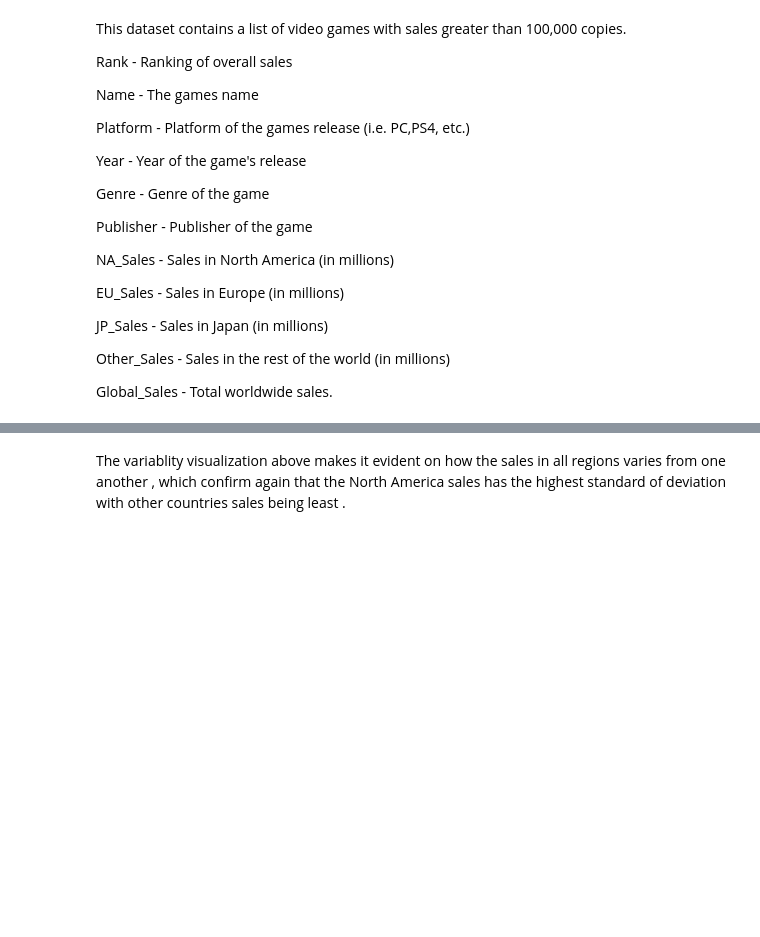
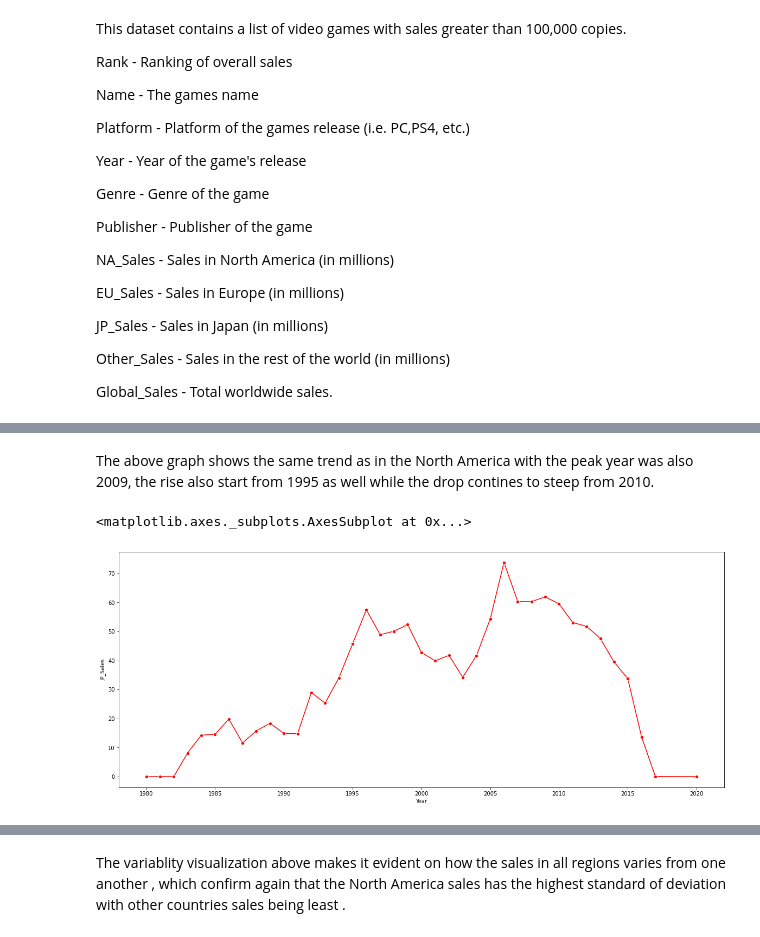
Before and after one commit to cappymayor/worldwide_game_EDA, a Jupyter notebook: Notebook/Video-games-analysis.ipynb, the cells around one changed output, grey strips where cells are left out. Cells and saved outputs as stored; diff of their text form; code cells hidden in the pictures; blank space fills up the shorter version.

```diff
--- a/Notebook/Video-games-analysis.ipynb
+++ b/Notebook/Video-games-analysis.ipynb
@@ -190,0 +138,10 @@ plt.show()
+# %% [markdown]
+The above graph shows the same trend as in the North America with the peak year was also 2009, the rise also start from 1995 as well while the drop contines to steep from 2010.
+# %%
+# visualizing the total sales  trend between 1980 to 2020 in Japan
+fig, ax = plt.subplots(figsize=(20, 8))
+yearly_sales = df.groupby("Year", as_index = False)["JP_Sales"].sum()
+sns.lineplot(yearly_sales["Year"], yearly_sales["JP_Sales"], marker = "o", color="r")
+# %% [output]
+<matplotlib.axes._subplots.AxesSubplot at 0x...>
+[figure, added]
```
Also changed, not shown: parts of 45 cells of this notebook, 3 other files.
